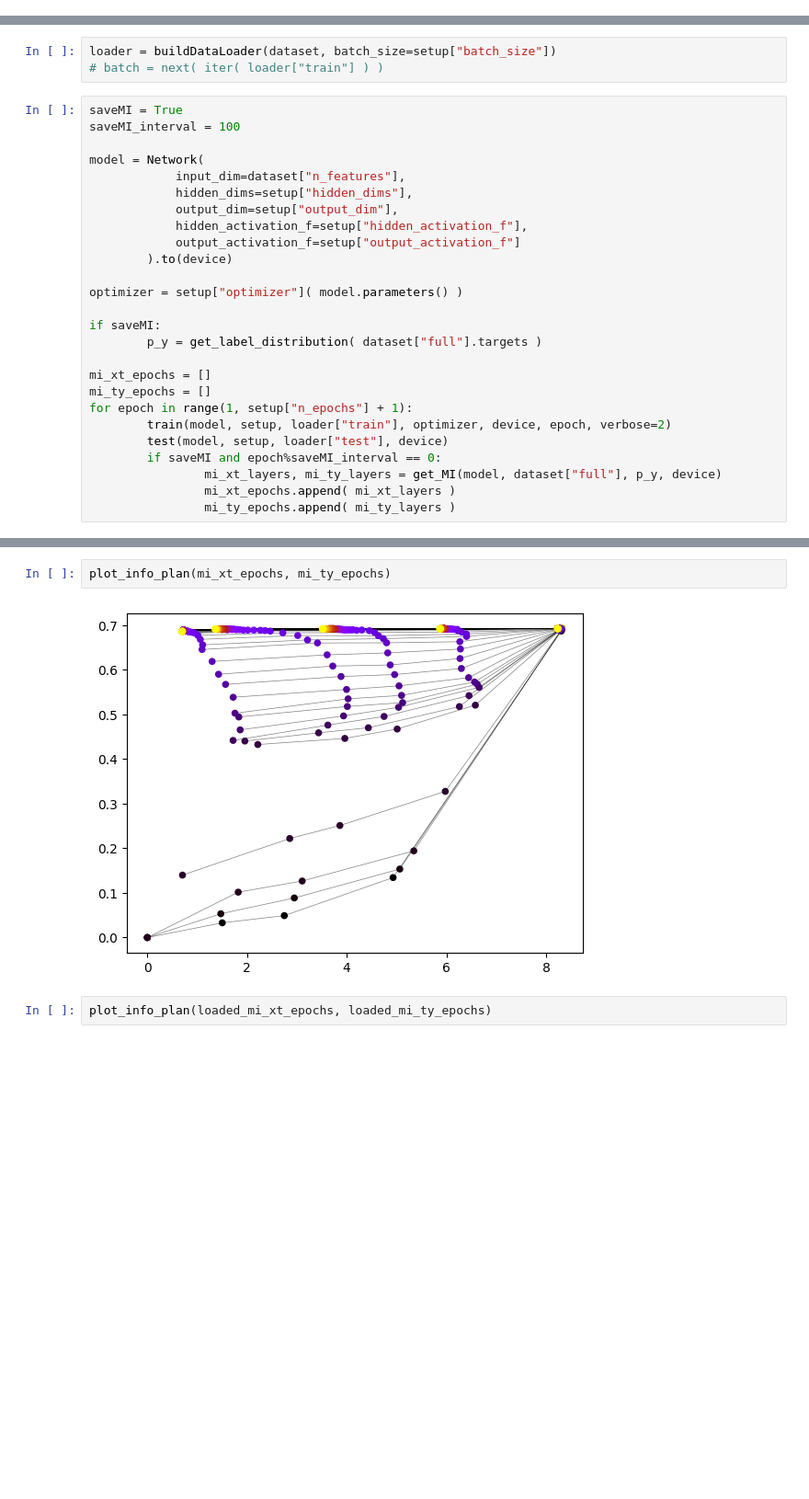
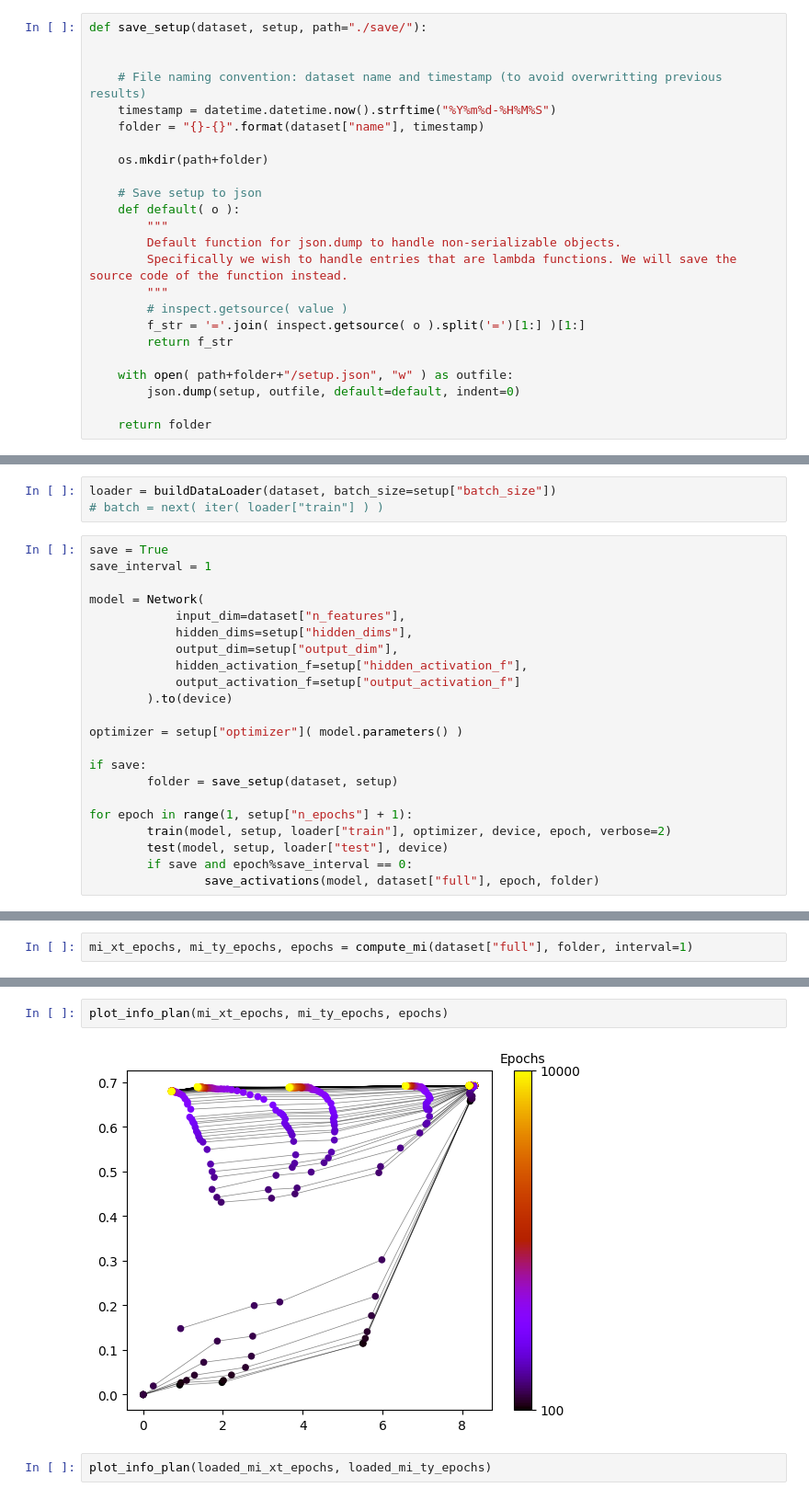
Before and after one commit to AliceDeLorenci/Information-Bottleneck, a Jupyter notebook: IB.ipynb, the cells around one changed output, grey strips where cells are left out. Shown at 92% size. Drawn from its saved outputs; the diff is of its cells as text; blank space fills up the shorter version.

Commit message:
saving activations

```diff
--- a/IB.ipynb
+++ b/IB.ipynb
@@ -380,0 +442,24 @@ def get_MI(model, dataset, p_y, device):
+# %%
+def save_setup(dataset, setup, path="./save/"):
+
+
+    # File naming convention: dataset name and timestamp (to avoid overwritting previous results)
+    timestamp = datetime.datetime.now().strftime("%Y%m%d-%H%M%S")
+    folder = "{}-{}".format(dataset["name"], timestamp)
+
+    os.mkdir(path+folder)
+
+    # Save setup to json
+    def default( o ):
+        """
+        Default function for json.dump to handle non-serializable objects.
+        Specifically we wish to handle entries that are lambda functions. We will save the source code of the function instead.
+        """
+        # inspect.getsource( value )
+        f_str = '='.join( inspect.getsource( o ).split('=')[1:] )[1:]
+        return f_str
+
+    with open( path+folder+"/setup.json", "w" ) as outfile:
+        json.dump(setup, outfile, default=default, indent=0)
+
+    return folder
@@ -436,8 +531,8 @@ setup["evaluate_correct"] = lambda output, target: torch.sum( output.argmax(dim=
 loader = buildDataLoader(dataset, batch_size=setup["batch_size"])
 # batch = next( iter( loader["train"] ) )
 # %%
-saveMI = True
-saveMI_interval = 100
+save = True
+save_interval = 1
 
 model = Network(
             input_dim=dataset["n_features"],
@@ -449,16 +544,12 @@ model = Network(
 
 optimizer = setup["optimizer"]( model.parameters() )
 
-if saveMI:
-        p_y = get_label_distribution( dataset["full"].targets )
+if save:
+        folder = save_setup(dataset, setup)
 
-mi_xt_epochs = []
-mi_ty_epochs = []
 for epoch in range(1, setup["n_epochs"] + 1):
         train(model, setup, loader["train"], optimizer, device, epoch, verbose=2)
         test(model, setup, loader["test"], device)
-        if saveMI and epoch%saveMI_interval == 0:
-                mi_xt_layers, mi_ty_layers = get_MI(model, dataset["full"], p_y, device)
-                mi_xt_epochs.append( mi_xt_layers )
-                mi_ty_epochs.append( mi_ty_layers )
+        if save and epoch%save_interval == 0:
+                save_activations(model, dataset["full"], epoch, folder)
 # %% [output]
@@ -525,0 +573,2 @@ loaded_mi_ty_epochs = loaded_results["mi_ty_epochs"]
+# %%
+mi_xt_epochs, mi_ty_epochs, epochs = compute_mi(dataset["full"], folder, interval=1)
@@ -526,7 +586,7 @@ loaded_mi_ty_epochs = loaded_results["mi_ty_epochs"]
 # %%
-plot_info_plan(mi_xt_epochs, mi_ty_epochs)
+plot_info_plan(mi_xt_epochs, mi_ty_epochs, epochs)
 # %% [output]
-[figure, old version]
+[figure, new version]
 # %%
 plot_info_plan(loaded_mi_xt_epochs, loaded_mi_ty_epochs)
 # %% [output]
```
Also changed, not shown: parts of 17 cells of this notebook, 3 other files.
